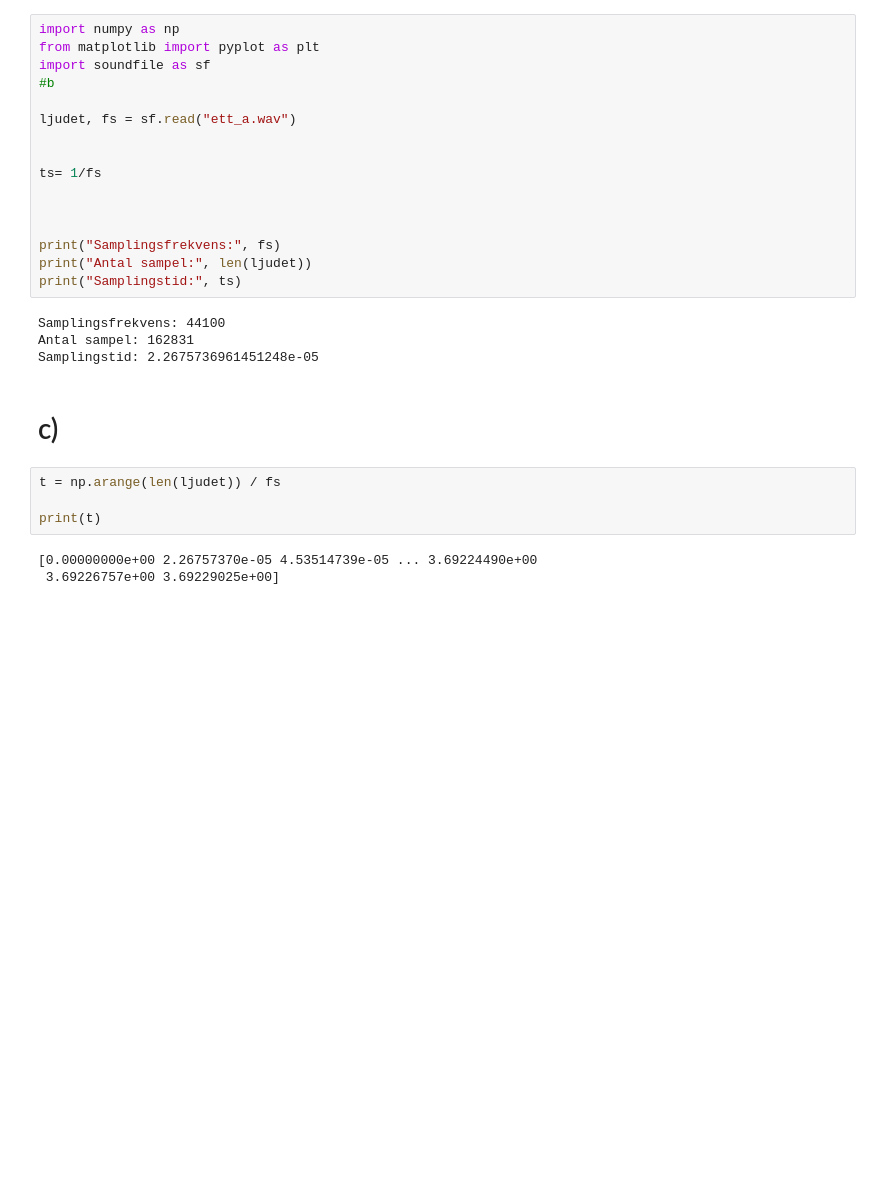
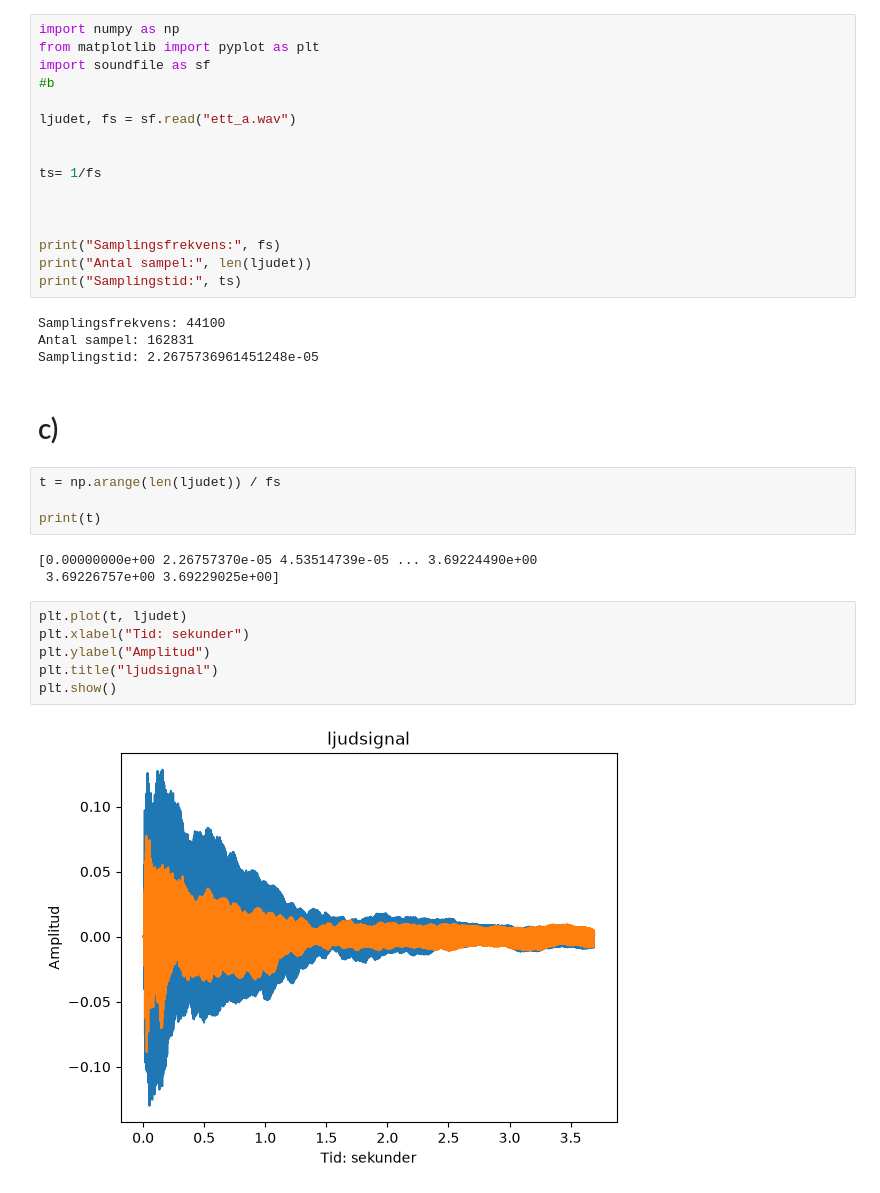
Before and after one commit to Pongstrider/Magnus_Labb_2, a Jupyter notebook: LjudteknikLabb.ipynb, the cells around one changed output. Drawn from its saved outputs; the diff is of its cells as text; blank space fills up the shorter version.

```diff
--- a/LjudteknikLabb.ipynb
+++ b/LjudteknikLabb.ipynb
@@ -66,3 +66,11 @@ print(t)
 # %% [output]
 [0.00000000e+00 2.26757370e-05 4.53514739e-05 ... 3.69224490e+00
  3.69226757e+00 3.69229025e+00]
+# %%
+plt.plot(t, ljudet)
+plt.xlabel("Tid: sekunder")
+plt.ylabel("Amplitud")
+plt.title("ljudsignal")
+plt.show()
+# %% [output]
+[figure, added]
```
